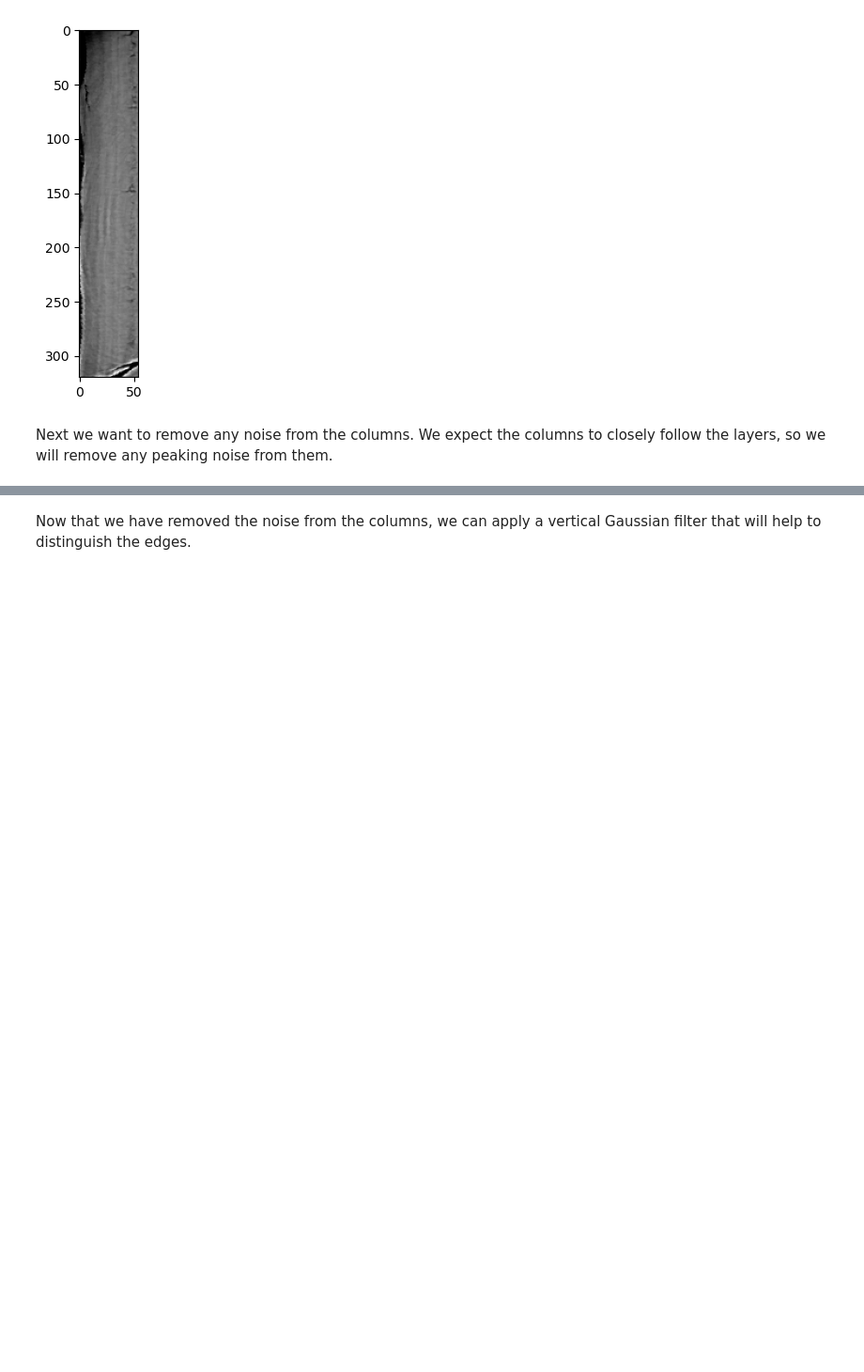
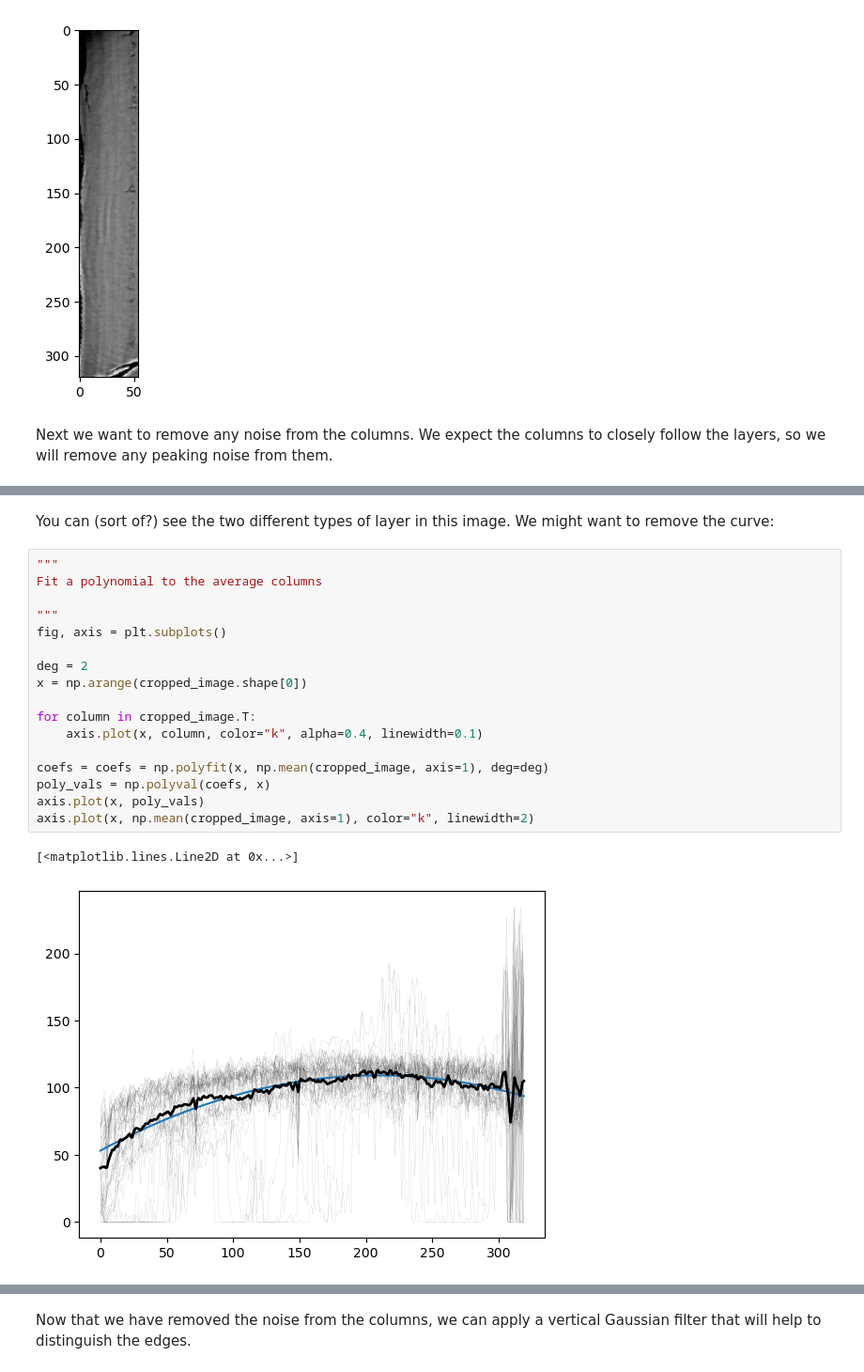
Before and after one commit to JGIBristol/cementum_imaging, a Jupyter notebook: isolate_increments.ipynb, the cells around one changed output, grey strips where cells are left out. Shown: that part at 94% size. Saved outputs shown, nothing was run; the diff lists cells and outputs as text; blank space fills up the shorter version.

```diff
--- a/isolate_increments.ipynb
+++ b/isolate_increments.ipynb
@@ -122,0 +135,22 @@ Next we want to remove any noise from the columns. We expect the columns to clos
+# %% [markdown]
+You can (sort of?) see the two different types of layer in this image. We might want to remove the curve:
+# %%
+"""
+Fit a polynomial to the average columns
+
+"""
+fig, axis = plt.subplots()
+
+deg = 2
+x = np.arange(cropped_image.shape[0])
+
+for column in cropped_image.T:
+    axis.plot(x, column, color="k", alpha=0.4, linewidth=0.1)
+
+coefs = coefs = np.polyfit(x, np.mean(cropped_image, axis=1), deg=deg)
+poly_vals = np.polyval(coefs, x)
+axis.plot(x, poly_vals)
+axis.plot(x, np.mean(cropped_image, axis=1), color="k", linewidth=2)
+# %% [output]
+[<matplotlib.lines.Line2D at 0x...>]
+[figure, added]
```
Also changed, not shown: parts of 3 cells of this notebook.
